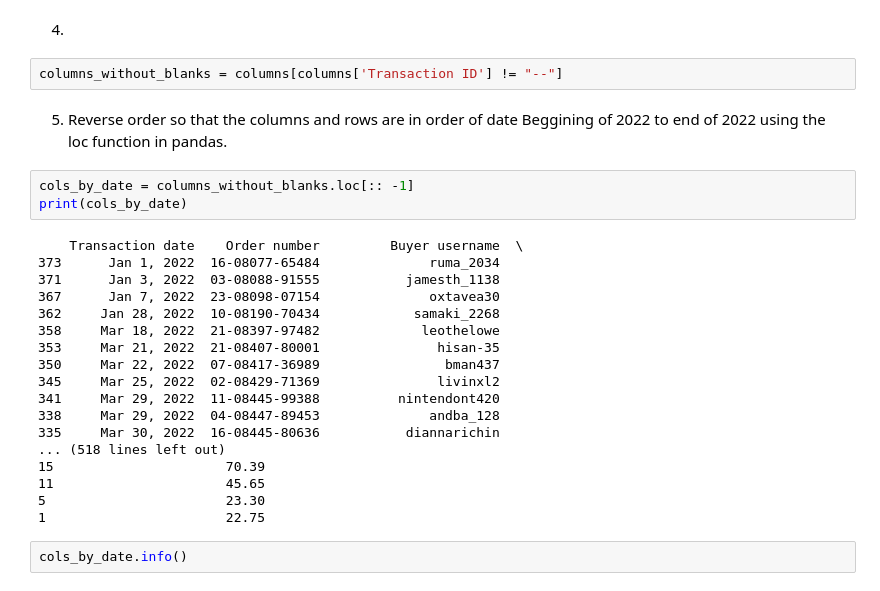
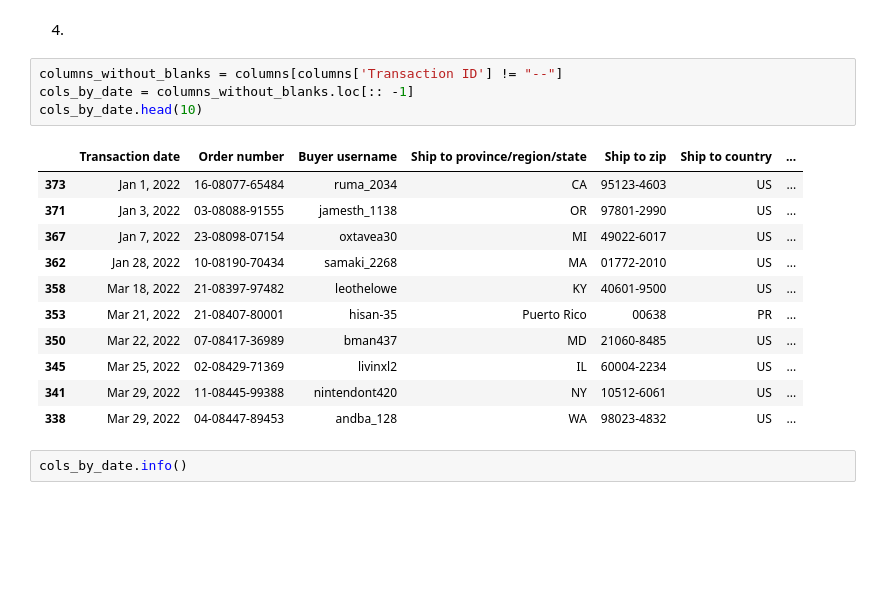
Before and after one commit to NMason1990/My-Ebay-Sales-Data-Analysis---2022, a Jupyter notebook: Ebay_Sales_Data2.ipynb, the cells around one changed output. Saved outputs shown, nothing was run; the diff lists cells and outputs as text; blank space fills up the shorter version.

```diff
--- a/Ebay_Sales_Data2.ipynb
+++ b/Ebay_Sales_Data2.ipynb
@@ -41,29 +35,20 @@ df.head(10)
 4.
 # %%
 columns_without_blanks = columns[columns['Transaction ID'] != "--"]
+cols_by_date = columns_without_blanks.loc[:: -1]
+cols_by_date.head(10)
+# %% [output]
+|  | Transaction date | Order number | Buyer username | Ship to province/region/state | Ship to zip | Ship to country | ... |
+| 373 | Jan 1, 2022 | 16-08077-65484 | ruma_2034 | CA | 95123-4603 | US | ... |
+| 371 | Jan 3, 2022 | 03-08088-91555 | jamesth_1138 | OR | 97801-2990 | US | ... |
+| 367 | Jan 7, 2022 | 23-08098-07154 | oxtavea30 | MI | 49022-6017 | US | ... |
+| 362 | Jan 28, 2022 | 10-08190-70434 | samaki_2268 | MA | 01772-2010 | US | ... |
+| 358 | Mar 18, 2022 | 21-08397-97482 | leothelowe | KY | 40601-9500 | US | ... |
+| 353 | Mar 21, 2022 | 21-08407-80001 | hisan-35 | Puerto Rico | 00638 | PR | ... |
+| 350 | Mar 22, 2022 | 07-08417-36989 | bman437 | MD | 21060-8485 | US | ... |
+| 345 | Mar 25, 2022 | 02-08429-71369 | livinxl2 | IL | 60004-2234 | US | ... |
+| 341 | Mar 29, 2022 | 11-08445-99388 | nintendont420 | NY | 10512-6061 | US | ... |
+| 338 | Mar 29, 2022 | 04-08447-89453 | andba_128 | WA | 98023-4832 | US | ... |
-# %% [markdown]
-5. Reverse order so that the columns and rows are in order of date Beggining of 2022 to end of 2022 using the loc function in pandas.
-# %%
-cols_by_date = columns_without_blanks.loc[:: -1]
-print(cols_by_date)
-# %% [output]
-    Transaction date    Order number         Buyer username  \
-373      Jan 1, 2022  16-08077-65484              ruma_2034
-371      Jan 3, 2022  03-08088-91555           jamesth_1138
-367      Jan 7, 2022  23-08098-07154              oxtavea30
-362     Jan 28, 2022  10-08190-70434            samaki_2268
-358     Mar 18, 2022  21-08397-97482             leothelowe
-353     Mar 21, 2022  21-08407-80001               hisan-35
-350     Mar 22, 2022  07-08417-36989                bman437
-345     Mar 25, 2022  02-08429-71369               livinxl2
-341     Mar 29, 2022  11-08445-99388          nintendont420
-338     Mar 29, 2022  04-08447-89453              andba_128
-335     Mar 30, 2022  16-08445-80636           diannarichin
-... (518 lines left out)
-15                      70.39
-11                      45.65
-5                       23.30
-1                       22.75
 # %%
 cols_by_date.info()
 # %% [output]
```
Also changed, not shown: parts of 8 cells of this notebook.
